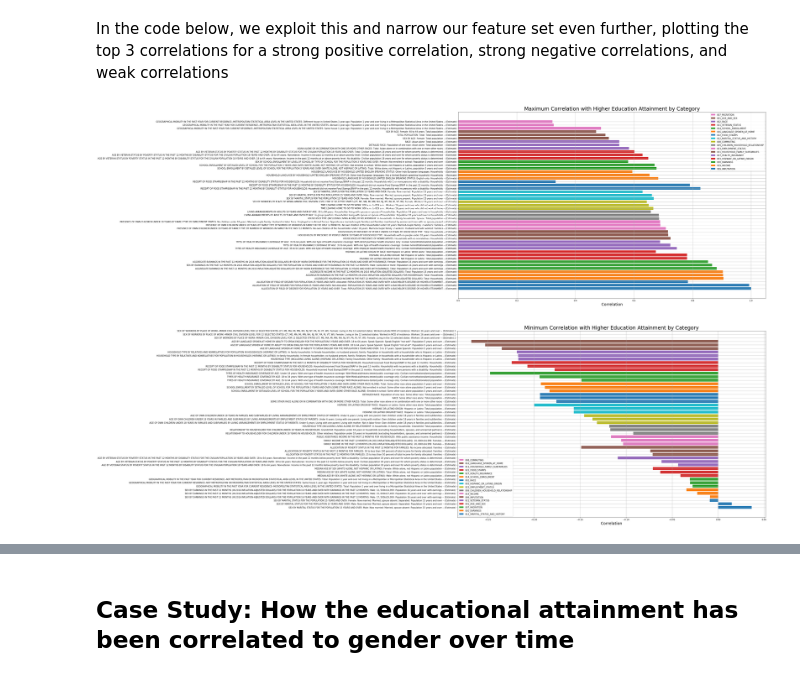
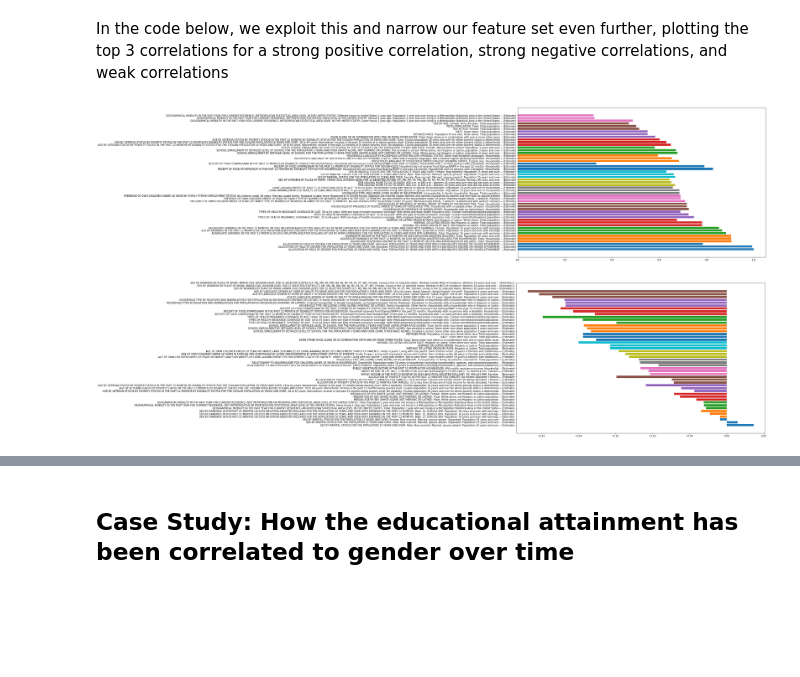
Before and after one commit to Tiger-Cross/AIHack18, a Jupyter notebook: notebooks/report.ipynb, the cells around one changed output, grey strips where cells are left out. Saved outputs shown, nothing was run; the diff lists cells and outputs as text; code cells hidden in the pictures; blank space fills up the shorter version.

```diff
--- a/notebooks/report.ipynb
+++ b/notebooks/report.ipynb
@@ -286,8 +347,8 @@ for name in filenames:
     dfs.append(df)
 
 top_correlations    = [] # The strongest positive correlations
-min_correlations    = [] # The weakest correlations
-bottom_correlations = [] # The strongest negative correlations
+min_correlations    = [] # The strongest negative correlations
+bottom_correlations = [] # The weakest correlations
 
 for df in dfs:
     # We are only interested in Estimates, not the Margin of Error.
@@ -306,37 +367,27 @@ top_values    = []
 bottom_values = []
 min_values    = []
 
-# Origin File Names
-top_files     = []
-bottom_files  = []
-min_files     = []
-
 for df in top_correlations:
     top_labels.append(df['Unnamed: 0'].tolist())
     top_values.append(df['correlation'].tolist())
-    top_files.append(df['origin_file'].tolist())
 
 for df in bottom_correlations:
     bottom_labels.append(df['Unnamed: 0'].tolist())
     bottom_values.append(df['correlation'].tolist())
-    bottom_files.append(df['origin_file'].tolist())
 
 for df in min_correlations:
     min_labels.append(df['Unnamed: 0'].tolist())
     min_values.append(df['correlation'].tolist())
-    min_files.append(df['origin_file'].tolist())
 
-sorting_df = pd.DataFrame([top_values, top_labels, top_files], index=['top_values', 'top_labels', 'top_files']).transpose()
-
+sorting_df = pd.DataFrame([top_values, top_labels], index=['top_values', 'top_labels']).transpose()
 means = []
-
 for i in range(len(sorting_df['top_values'])):
     means.append(np.mean(sorting_df['top_values'][i]))
 
 sorting_df['average_value'] = means
 sorted_top_values_df = sorting_df.sort_values('average_value', ascending = False)
 
-bottom_sorting_df = pd.DataFrame([bottom_values, bottom_labels, bottom_files], index=['bottom_values', 'bottom_labels', 'bottom_files']).transpose()
+bottom_sorting_df = pd.DataFrame([bottom_values, bottom_labels], index=['bottom_values', 'bottom_labels']).transpose()
 
 bottom_means = []
 for i in range(len(bottom_sorting_df['bottom_values'])):
@@ -345,7 +396,7 @@ for i in range(len(bottom_sorting_df['bottom_values'])):
 bottom_sorting_df['average_value'] = bottom_means
 sorted_bottom_values_df = bottom_sorting_df.sort_values('average_value', ascending = False)
 
-min_sorting_df = pd.DataFrame([min_values, min_labels, min_files], index=['min_values', 'min_labels', 'min_files']).transpose()
+min_sorting_df = pd.DataFrame([min_values, min_labels], index=['min_values', 'min_labels']).transpose()
 
 min_means = []
 for i in range(len(min_sorting_df['min_values'])):
@@ -358,85 +409,51 @@ sorted_min_values_df = min_sorting_df.sort_values('average_value', ascending = F
 
 sorted_bottom_values = []
 sorted_bottom_labels = []
-sorted_bottom_files  = []
 sorted_min_values    = []
 sorted_min_labels    = []
-sorted_min_files     = []
 sorted_top_values    = []
 sorted_top_labels    = []
-sorted_top_files     = []
 
 for values in sorted_top_values_df['top_values']:
     for value in values:
         sorted_top_values.append(value)
 
 for values in sorted_bottom_values_df['bottom_values']:
     for value in values:
         sorted_bottom_values.append(value)
 
 for values in sorted_min_values_df['min_values']:
     for value in values:
         sorted_min_values.append(value)
-
-
-for files in sorted_top_values_df['top_files']:
-    for file in files:
-        sorted_top_files.append(file)
-
-for files in sorted_bottom_values_df['bottom_files']:
-    for file in files:
-        sorted_bottom_files.append(file)
-
-for files in sorted_min_values_df['min_files']:
-    for file in files:
-        sorted_min_files.append(file)
-
-
 
 for labels in sorted_top_values_df['top_labels']:
     for label in labels:
         sorted_top_labels.append(label)
 
 for labels in sorted_bottom_values_df['bottom_labels']:
     for label in labels:
         sorted_bottom_labels.append(label)
 
 for labels in sorted_min_values_df['min_labels']:
     for label in labels:
         sorted_min_labels.append(label)
 
 x = np.linspace(0, 51, 51)
-top_corr = plt.figure(figsize=(26, 26/1.61))
-subplot_top_corr = top_corr.add_subplot(1, 1, 1)
+plt.figure(figsize=(18, 18/1.61))
+for i in range(len(sorted_top_values))[0::3]:
+    plt.barh(x[i:i+3], sorted_top_values[i:i+3], label = sorted_top_labels[i:i+3])
 
-for i in range(len(sorted_top_values))[0::3]:
-    subplot_top_corr.barh(x[i:i+3], sorted_top_values[i:i+3], label = sorted_top_files[i])
-
-handles, labels = subplot_top_corr.get_legend_handles_labels()
-subplot_top_corr.legend(handles[::-1], labels[::-1])
-
-plt.title("Maximum Correlation with Higher Education Attainment by Category", fontsize = 24)
-plt.xlabel("Correlation", fontsize = 18)
-plt.grid()
 plt.yticks(x, sorted_top_labels)
 plt.show()
 # %% [output]
-[figure, old version]
+[figure, new version]
 # %%
-bottom_corr = plt.figure(figsize=(26, 26/1.61))
-subplot_bottom_corr = bottom_corr.add_subplot(1, 1, 1)
+plt.figure(figsize=(18, 18/1.61))
+for i in range(len(sorted_bottom_values))[0::3]:
+    plt.barh(x[i:i+3], sorted_bottom_values[i:i+3], label = sorted_bottom_labels[i:i+3])
 
-for i in range(len(sorted_bottom_values))[0::3]:
-    subplot_bottom_corr.barh(x[i:i+3], sorted_bottom_values[i:i+3], label = sorted_bottom_files[i])
-
-handles, labels = subplot_bottom_corr.get_legend_handles_labels()
-subplot_bottom_corr.legend(handles[::-1], labels[::-1])
-
-plt.title("Minimum Correlation with Higher Education Attainment by Category", fontsize = 24)
-plt.xlabel("Correlation", fontsize = 18)
-plt.grid()
 plt.yticks(x, sorted_bottom_labels)
 plt.show()
 # %% [output]
-[figure, old version]
+[figure, new version]
 # %%
```
Also changed, not shown: parts of 36 cells of this notebook.
